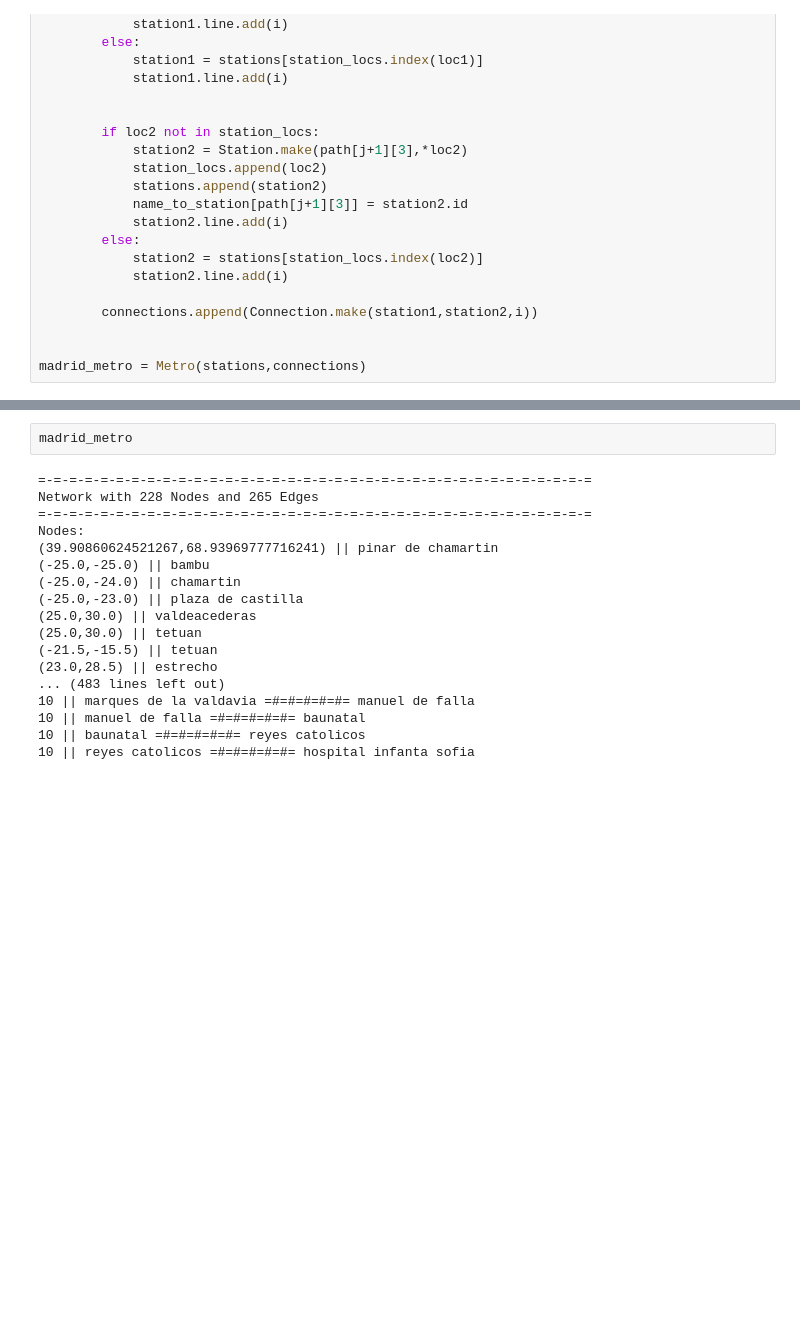
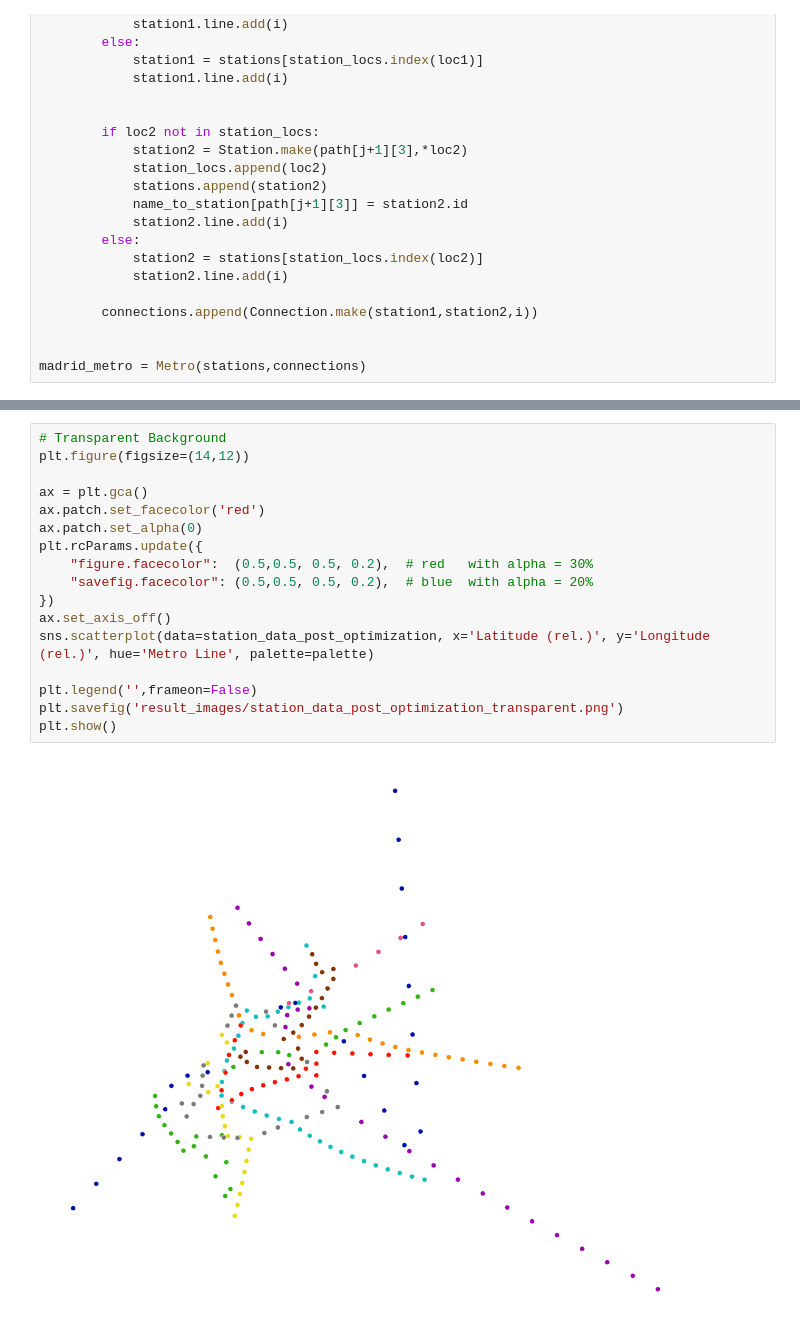
Before and after one commit to jmgpgit/Final-Project, a Jupyter notebook: exploration/madrid_metro/madrid_network.ipynb, the cells around one changed output, grey strips where cells are left out. Drawn from its saved outputs; the diff is of its cells as text; blank space fills up the shorter version.

```diff
--- a/exploration/madrid_metro/madrid_network.ipynb
+++ b/exploration/madrid_metro/madrid_network.ipynb
@@ -226,20 +216,19 @@ print(len(pile_copy))
-# %%
-madrid_metro
-# %% [output]
-=-=-=-=-=-=-=-=-=-=-=-=-=-=-=-=-=-=-=-=-=-=-=-=-=-=-=-=-=-=-=-=-=-=-=-=
-Network with 228 Nodes and 265 Edges
-=-=-=-=-=-=-=-=-=-=-=-=-=-=-=-=-=-=-=-=-=-=-=-=-=-=-=-=-=-=-=-=-=-=-=-=
-Nodes:
-(39.90860624521267,68.93969777716241) || pinar de chamartin
-(-25.0,-25.0) || bambu
-(-25.0,-24.0) || chamartin
-(-25.0,-23.0) || plaza de castilla
-(25.0,30.0) || valdeacederas
-(25.0,30.0) || tetuan
-(-21.5,-15.5) || tetuan
-(23.0,28.5) || estrecho
-... (483 lines left out)
-10 || marques de la valdavia =#=#=#=#=#= manuel de falla
-10 || manuel de falla =#=#=#=#=#= baunatal
-10 || baunatal =#=#=#=#=#= reyes catolicos
-10 || reyes catolicos =#=#=#=#=#= hospital infanta sofia
+# %%
+# Transparent Background
+plt.figure(figsize=(14,12))
+
+ax = plt.gca()
+ax.patch.set_facecolor('red')
+ax.patch.set_alpha(0)
+plt.rcParams.update({
+    "figure.facecolor":  (0.5,0.5, 0.5, 0.2),  # red   with alpha = 30%
+    "savefig.facecolor": (0.5,0.5, 0.5, 0.2),  # blue  with alpha = 20%
+})
+ax.set_axis_off()
+sns.scatterplot(data=station_data_post_optimization, x='Latitude (rel.)', y='Longitude (rel.)', hue='Metro Line', palette=palette)
+
+plt.legend('',frameon=False)
+plt.savefig('result_images/station_data_post_optimization_transparent.png')
+plt.show()
+# %% [output]
+[figure, added]
```
Also changed, not shown: parts of 13 cells of this notebook, 20 other files.
